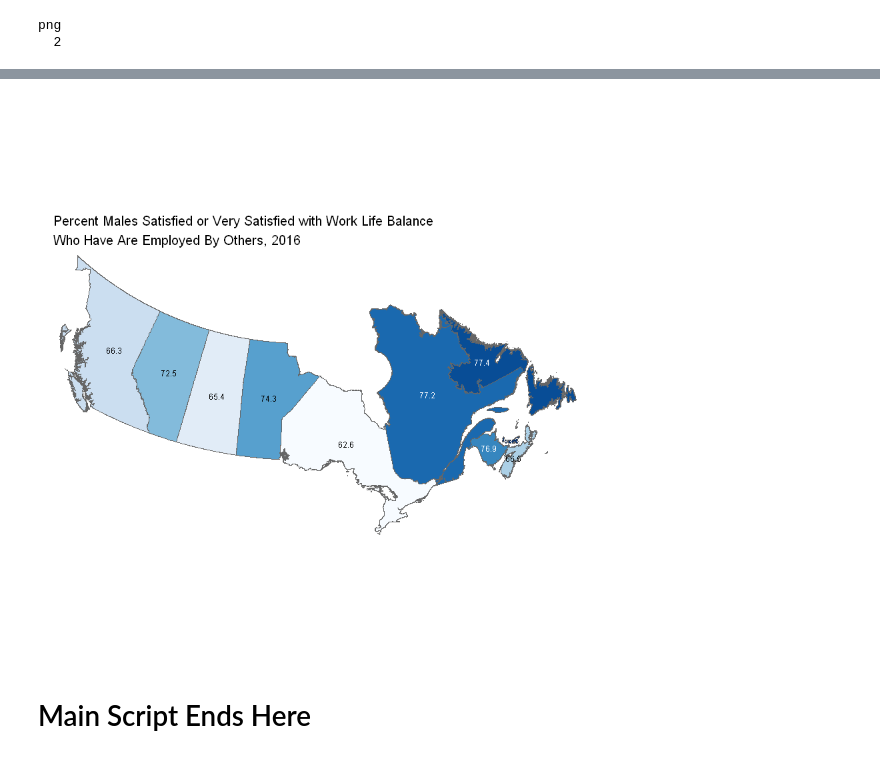
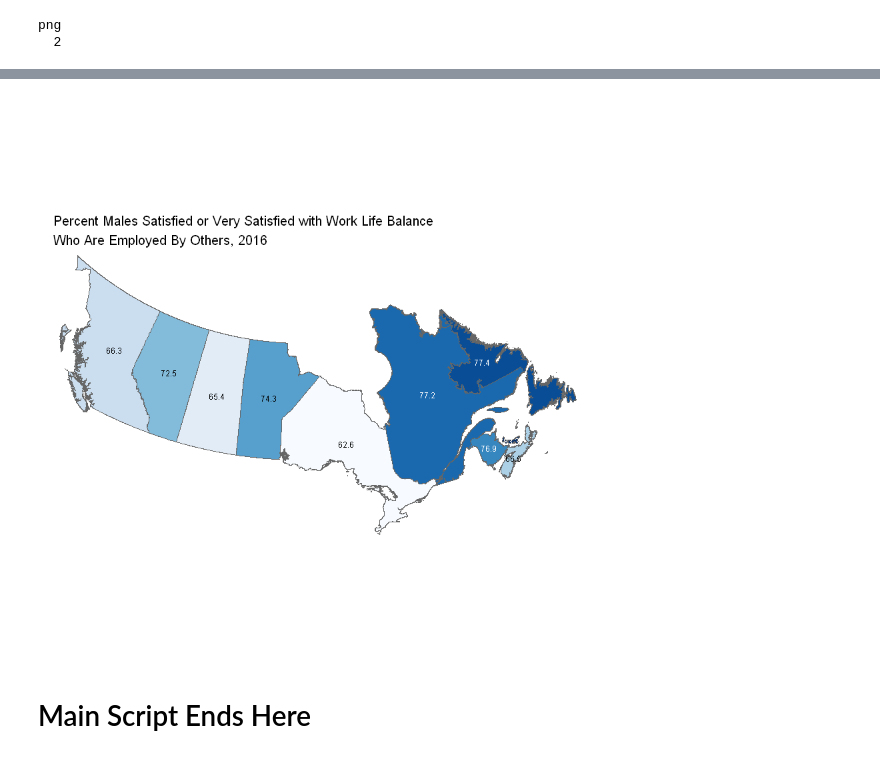
Before and after one commit to tarjin/CanadaProject, a Jupyter notebook: Canada_Provinces_Master_Data_Prep_2016_Table_BB.ipynb, the cells around one changed output, grey strips where cells are left out. Drawn from its saved outputs; the diff is of its cells as text; code cells hidden in the pictures.

Commit message:
Corrected title typo

```diff
--- a/Canada_Provinces_Master_Data_Prep_2016_Table_BB.ipynb
+++ b/Canada_Provinces_Master_Data_Prep_2016_Table_BB.ipynb
@@ -401,7 +401,7 @@ my_map_BB0 <-
   tm_text(text = "WorkLifeBalanceSatisfiedOrVerySatisfiedPaidWorkerMale", size = .6) +
   tm_layout(frame = FALSE,
             legend.show = FALSE,
-            main.title = "Percent Males Satisfied or Very Satisfied with Work Life Balance\nWho Have Are Employed By Others, 2016",
+            main.title = "Percent Males Satisfied or Very Satisfied with Work Life Balance\nWho Are Employed By Others, 2016",
             main.title.size = 1)
 
 my_map_BB0
@@ -413,4 +413,4 @@ Sys.time()
-[figure, old version]
+[figure, new version]
 # %%
 # Sys.time()
 #   save_tmap(tm = my_map_BB0,
```
Also changed, not shown: parts of 9 cells of this notebook, 1 other file.
